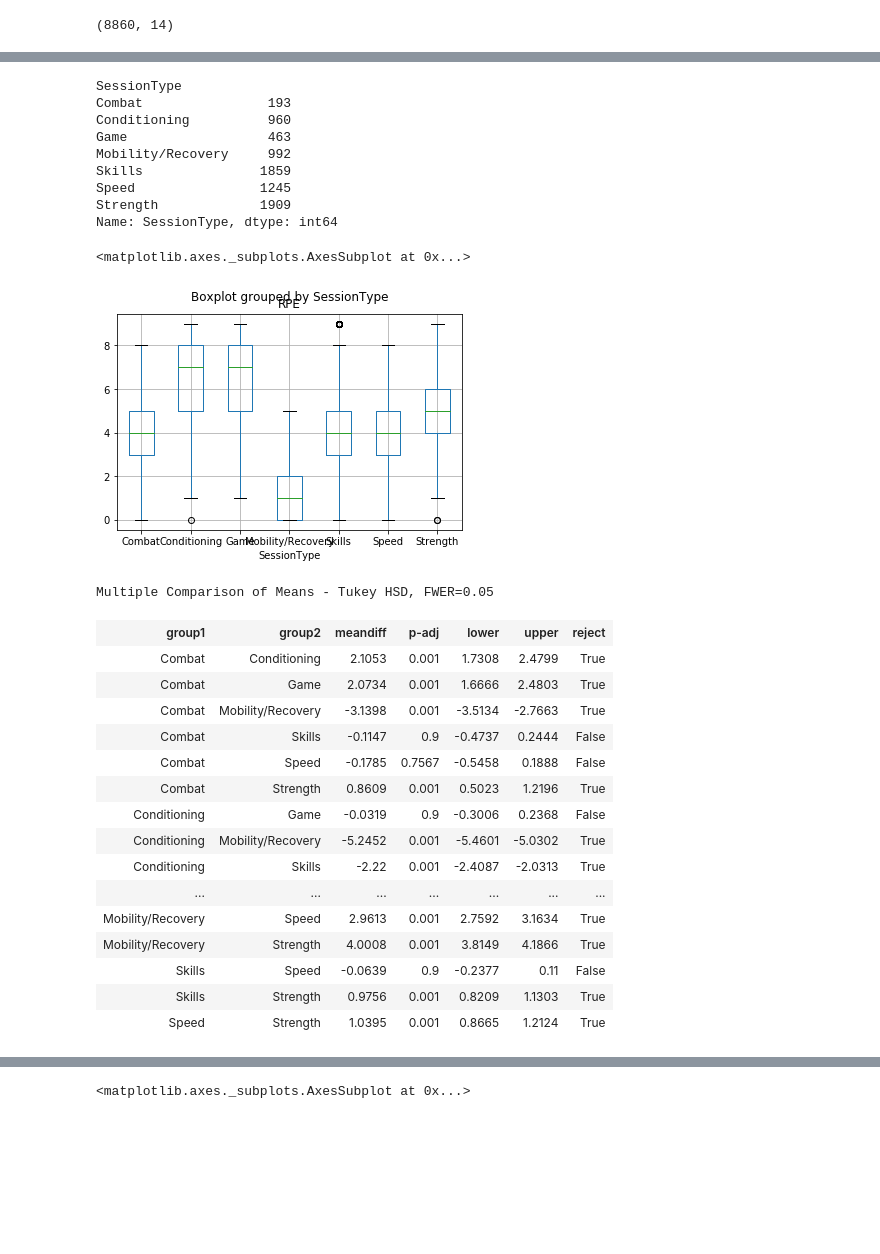
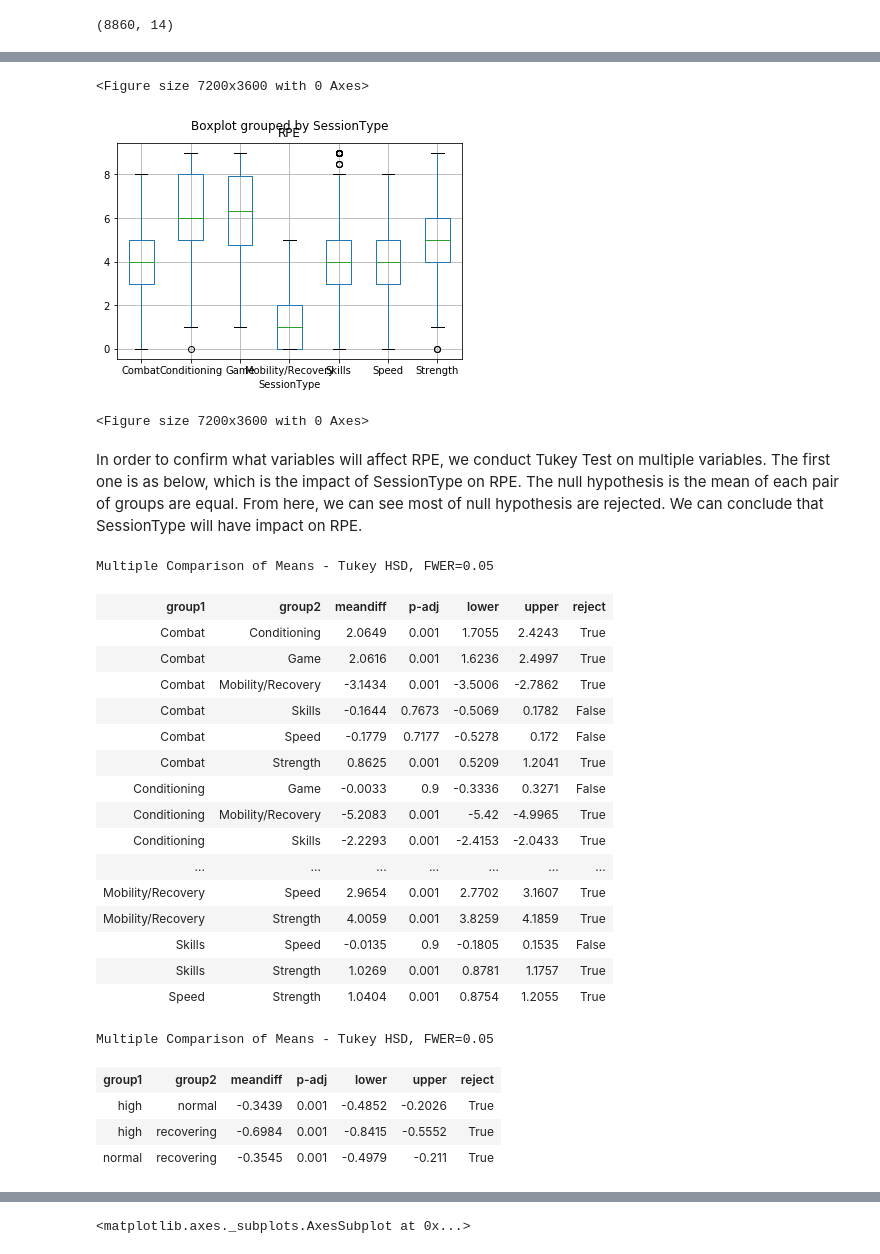
Before and after one commit to Sangha05/sta2453_project1, a Jupyter notebook: RPE_cleaning.ipynb, the cells around one changed output, grey strips where cells are left out. Drawn from its saved outputs; the diff is of its cells as text; code cells hidden in the pictures; blank space fills up the shorter version.

```diff
--- a/RPE_cleaning.ipynb
+++ b/RPE_cleaning.ipynb
@@ -13,0 +7,3 @@ len(df)
+# %%
+df = pd.read_csv('https://www.dropbox.com/s/2kgsd9x1fv1b7fl/rpe.csv?dl=1')
+df.head()
@@ -41,5 +46,7 @@ df = df.dropna(subset=['RPE'])
 df = df.dropna(subset=['SessionType'])
 df = df.dropna(subset=['Duration'])
 df = df.dropna(subset=['SessionLoad'])
+df = df[["Date","PlayerID","Training","SessionType","Duration","RPE",
+        "SessionLoad","DailyLoad","AcuteLoad","ChronicLoad","AcuteChronicRatio"]]
 df.shape
 # %% [output]
@@ -46,0 +56,5 @@ df.shape
+# %%
+df_rpe = df.groupby(['Date','PlayerID','SessionType'])['Duration',"RPE","SessionLoad","DailyLoad","AcuteLoad","ChronicLoad","AcuteChronicRatio"].mean()
+df_rpe = df_rpe.reset_index()
+# dimension is (7192, 10)
+df_rpe.shape
@@ -46,0 +66,7 @@ df.shape
+# %%
+conditions = [
+    (df_rpe['AcuteChronicRatio'] <= 0.8),
+    (df_rpe['AcuteChronicRatio'] > 0.8) & (df_rpe['AcuteChronicRatio'] < 1.2),
+    (df_rpe['AcuteChronicRatio'] >=1.2)]
+choices = ['recovering', 'normal', 'high']
+df_rpe["Load_Status"] = np.select(conditions,choices)
@@ -68,38 +96,38 @@ df.groupby(["Date","PlayerID","SessionType"]).head()
-# %%
-df.groupby(rpe_data["SessionType"])["SessionType"].count()
-# %% [output]
-SessionType
-Combat                193
-Conditioning          960
-Game                  463
-Mobility/Recovery     992
-Skills               1859
-Speed                1245
-Strength             1909
-Name: SessionType, dtype: int64
 # %%
-df.boxplot(column = 'RPE',by = 'SessionType')
+df_rpe.boxplot(column = 'RPE',by = 'SessionType')
+plt.figure(figsize=(100,50))
 # %% [output]
-<matplotlib.axes._subplots.AxesSubplot at 0x...>
+<Figure size 7200x3600 with 0 Axes>
-[figure, old version]
+[figure, new version]
+<Figure size 7200x3600 with 0 Axes>
+# %% [markdown]
+In order to confirm what variables will affect RPE, we conduct Tukey Test on multiple variables. The first one is as below, which is the impact of SessionType on RPE. The null hypothesis is the mean of each pair of groups are equal. From here, we can see most of null hypothesis are rejected. We can conclude that SessionType will have impact on RPE.
 # %%
-pairwise_tukeyhsd(df["RPE"],df["SessionType"]).summary()
+pairwise_tukeyhsd(df_rpe["RPE"],df_rpe["SessionType"]).summary()
 # %% [output]
 Multiple Comparison of Means - Tukey HSD, FWER=0.05
 | group1 | group2 | meandiff | p-adj | lower | upper | reject |
-| Combat | Conditioning | 2.1053 | 0.001 | 1.7308 | 2.4799 | True |
-| Combat | Game | 2.0734 | 0.001 | 1.6666 | 2.4803 | True |
-| Combat | Mobility/Recovery | -3.1398 | 0.001 | -3.5134 | -2.7663 | True |
-| Combat | Skills | -0.1147 | 0.9 | -0.4737 | 0.2444 | False |
-| Combat | Speed | -0.1785 | 0.7567 | -0.5458 | 0.1888 | False |
-| Combat | Strength | 0.8609 | 0.001 | 0.5023 | 1.2196 | True |
-| Conditioning | Game | -0.0319 | 0.9 | -0.3006 | 0.2368 | False |
-| Conditioning | Mobility/Recovery | -5.2452 | 0.001 | -5.4601 | -5.0302 | True |
-| Conditioning | Skills | -2.22 | 0.001 | -2.4087 | -2.0313 | True |
+| Combat | Conditioning | 2.0649 | 0.001 | 1.7055 | 2.4243 | True |
+| Combat | Game | 2.0616 | 0.001 | 1.6236 | 2.4997 | True |
+| Combat | Mobility/Recovery | -3.1434 | 0.001 | -3.5006 | -2.7862 | True |
+| Combat | Skills | -0.1644 | 0.7673 | -0.5069 | 0.1782 | False |
+| Combat | Speed | -0.1779 | 0.7177 | -0.5278 | 0.172 | False |
+| Combat | Strength | 0.8625 | 0.001 | 0.5209 | 1.2041 | True |
+| Conditioning | Game | -0.0033 | 0.9 | -0.3336 | 0.3271 | False |
+| Conditioning | Mobility/Recovery | -5.2083 | 0.001 | -5.42 | -4.9965 | True |
+| Conditioning | Skills | -2.2293 | 0.001 | -2.4153 | -2.0433 | True |
 | ... | ... | ... | ... | ... | ... | ... |
-| Mobility/Recovery | Speed | 2.9613 | 0.001 | 2.7592 | 3.1634 | True |
-| Mobility/Recovery | Strength | 4.0008 | 0.001 | 3.8149 | 4.1866 | True |
-| Skills | Speed | -0.0639 | 0.9 | -0.2377 | 0.11 | False |
-| Skills | Strength | 0.9756 | 0.001 | 0.8209 | 1.1303 | True |
-| Speed | Strength | 1.0395 | 0.001 | 0.8665 | 1.2124 | True |
+| Mobility/Recovery | Speed | 2.9654 | 0.001 | 2.7702 | 3.1607 | True |
+| Mobility/Recovery | Strength | 4.0059 | 0.001 | 3.8259 | 4.1859 | True |
+| Skills | Speed | -0.0135 | 0.9 | -0.1805 | 0.1535 | False |
+| Skills | Strength | 1.0269 | 0.001 | 0.8781 | 1.1757 | True |
+| Speed | Strength | 1.0404 | 0.001 | 0.8754 | 1.2055 | True |
+# %%
+pairwise_tukeyhsd(df_rpe["RPE"],df_rpe["Load_Status"]).summary()
+# %% [output]
+Multiple Comparison of Means - Tukey HSD, FWER=0.05
+| group1 | group2 | meandiff | p-adj | lower | upper | reject |
+| high | normal | -0.3439 | 0.001 | -0.4852 | -0.2026 | True |
+| high | recovering | -0.6984 | 0.001 | -0.8415 | -0.5552 | True |
+| normal | recovering | -0.3545 | 0.001 | -0.4979 | -0.211 | True |
 # %% [markdown]
```
Also changed, not shown: parts of 56 cells of this notebook.
